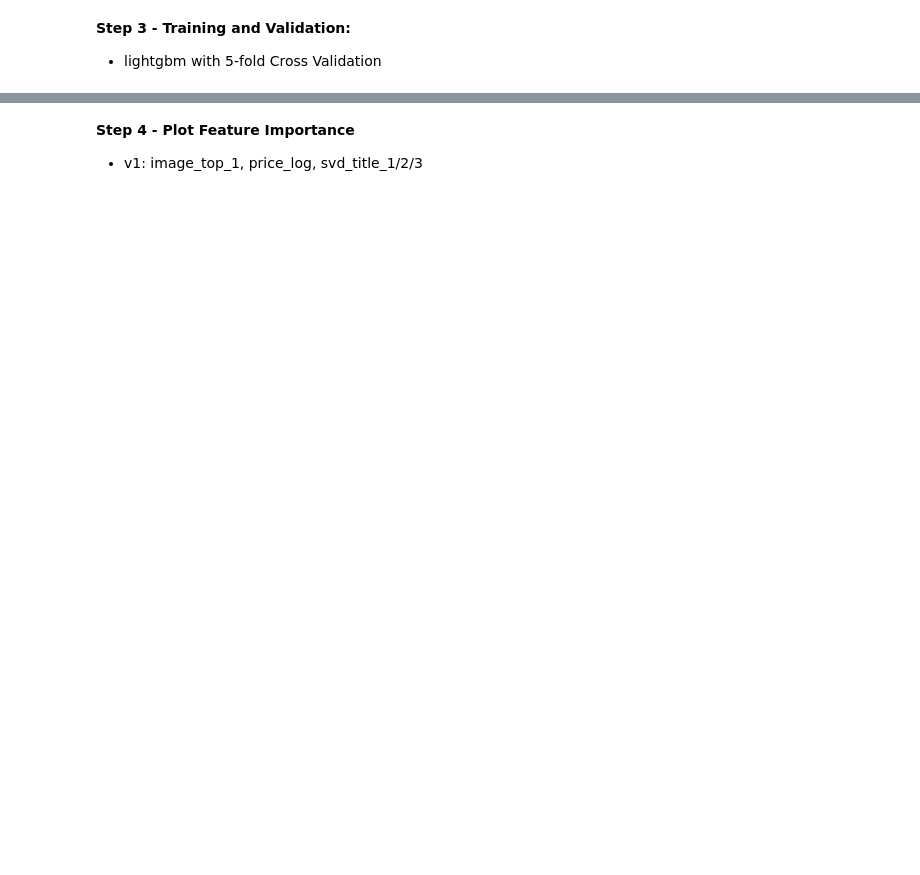
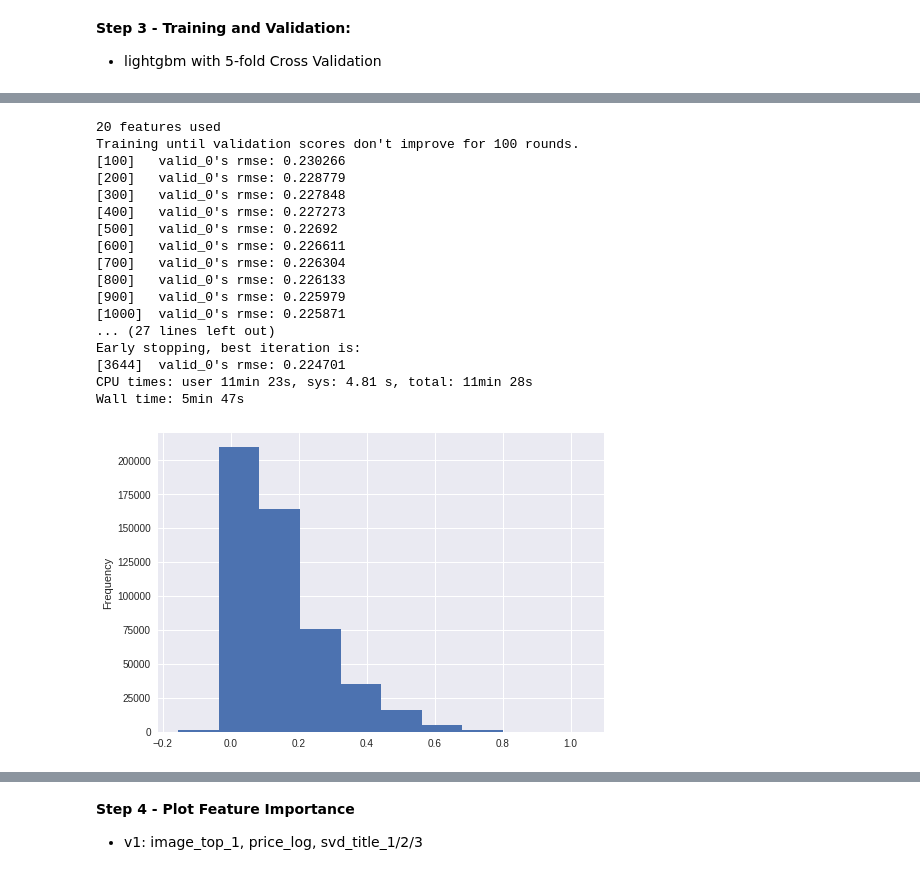
Before and after one commit to cxl923cc/Avito, a Jupyter notebook: Avito_Pipeline.ipynb, the cells around one changed output, grey strips where cells are left out. Saved outputs shown, nothing was run; the diff lists cells and outputs as text; code cells hidden in the pictures; blank space fills up the shorter version.

```diff
--- a/Avito_Pipeline.ipynb
+++ b/Avito_Pipeline.ipynb
@@ -556,0 +346,45 @@ Wall time: 1min 53s
+# %%
+# Train Test split 85%/15%, Create predictions on test
+%%time
+max_iteration = 4000
+early_stop_iteration = 100
+evals_result = {}
+#Specify the features for CV
+tabular_cols = ['price_log', 'title_nwords', 'desc_nwords', 'item_seq_number']
+time_cols = ['weekday']
+encode_cols = ['region', 'city', 'parent_category_name', 'category_name','user_type', 'param_1', 'param_2', 'param_3']
+text_cols = ['svd_title_1', 'svd_title_2', 'svd_title_3', 'svd_description_pn_1', 'svd_description_pn_2', 'svd_description_pn_3']
+image_cols = ['image_top_1']
+
+select_cols = tabular_cols + time_cols + encode_cols + text_cols + image_cols
+print(len(select_cols), 'features used')
+
+
+train_X, valid_X, train_y, valid_y = train_test_split(train_df[select_cols], train_df['deal_probability'], test_size=0.15, random_state=23)
+lgtrain = lgb.Dataset(train_X, label=train_y)
+lgval = lgb.Dataset(valid_X, label=valid_y)
+model_final = lgb.train(params, lgtrain, max_iteration, valid_sets=[lgval], early_stopping_rounds=early_stop_iteration, verbose_eval=100, evals_result=evals_result)
+#THIS IS WRONG!!!
+#lgtrain = lgb.Dataset(train_df[select_cols], label=train_df['deal_probability'])
+#model_final = lgb.train(params, lgtrain, num_boost_round=1000)
+pred_test_y = model_final.predict(test_df[select_cols])
+pd.Series(pred_test_y).plot.hist(bins = 10)
+# %% [output]
+20 features used
+Training until validation scores don't improve for 100 rounds.
+[100]   valid_0's rmse: 0.230266
+[200]   valid_0's rmse: 0.228779
+[300]   valid_0's rmse: 0.227848
+[400]   valid_0's rmse: 0.227273
+[500]   valid_0's rmse: 0.22692
+[600]   valid_0's rmse: 0.226611
+[700]   valid_0's rmse: 0.226304
+[800]   valid_0's rmse: 0.226133
+[900]   valid_0's rmse: 0.225979
+[1000]  valid_0's rmse: 0.225871
+... (27 lines left out)
+Early stopping, best iteration is:
+[3644]  valid_0's rmse: 0.224701
+CPU times: user 11min 23s, sys: 4.81 s, total: 11min 28s
+Wall time: 5min 47s
+[figure, added]
```
Also changed, not shown: parts of 32 cells of this notebook.
